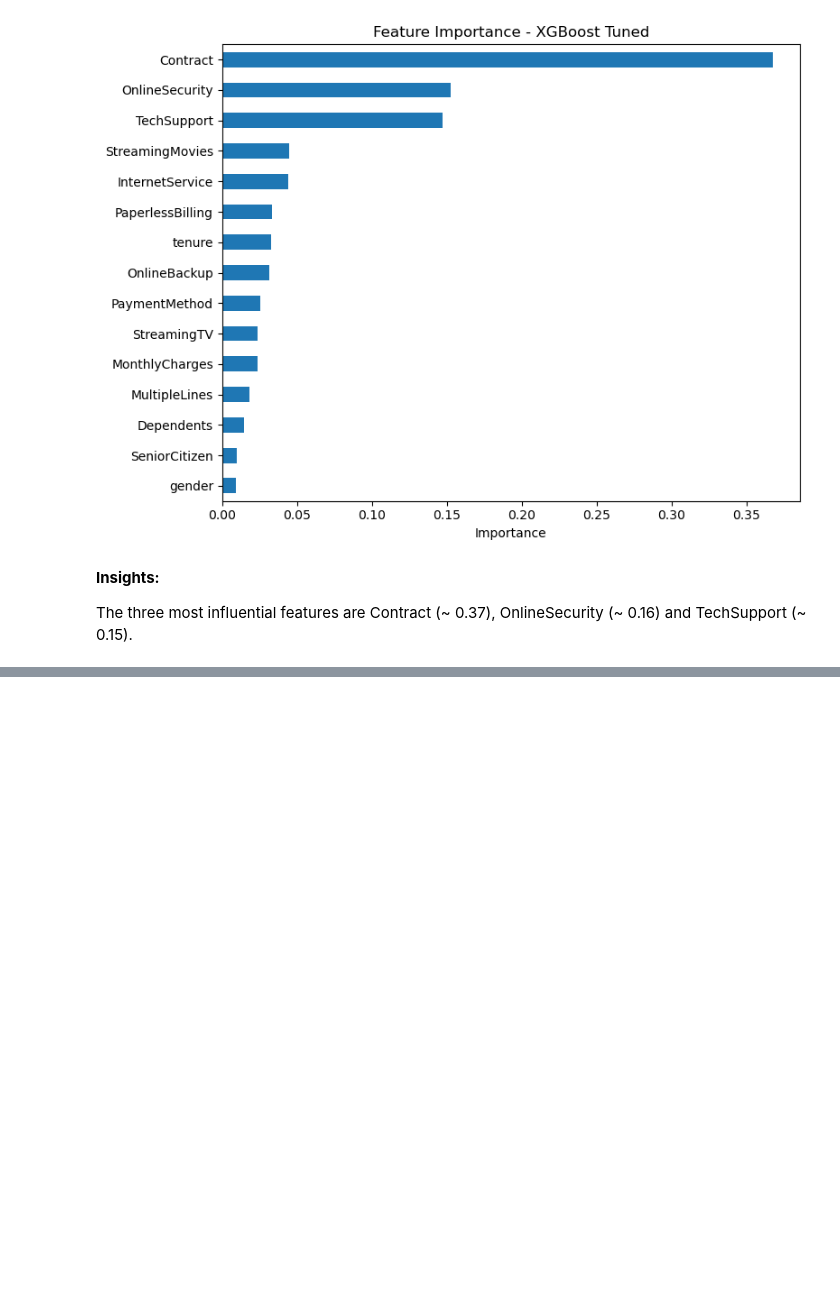
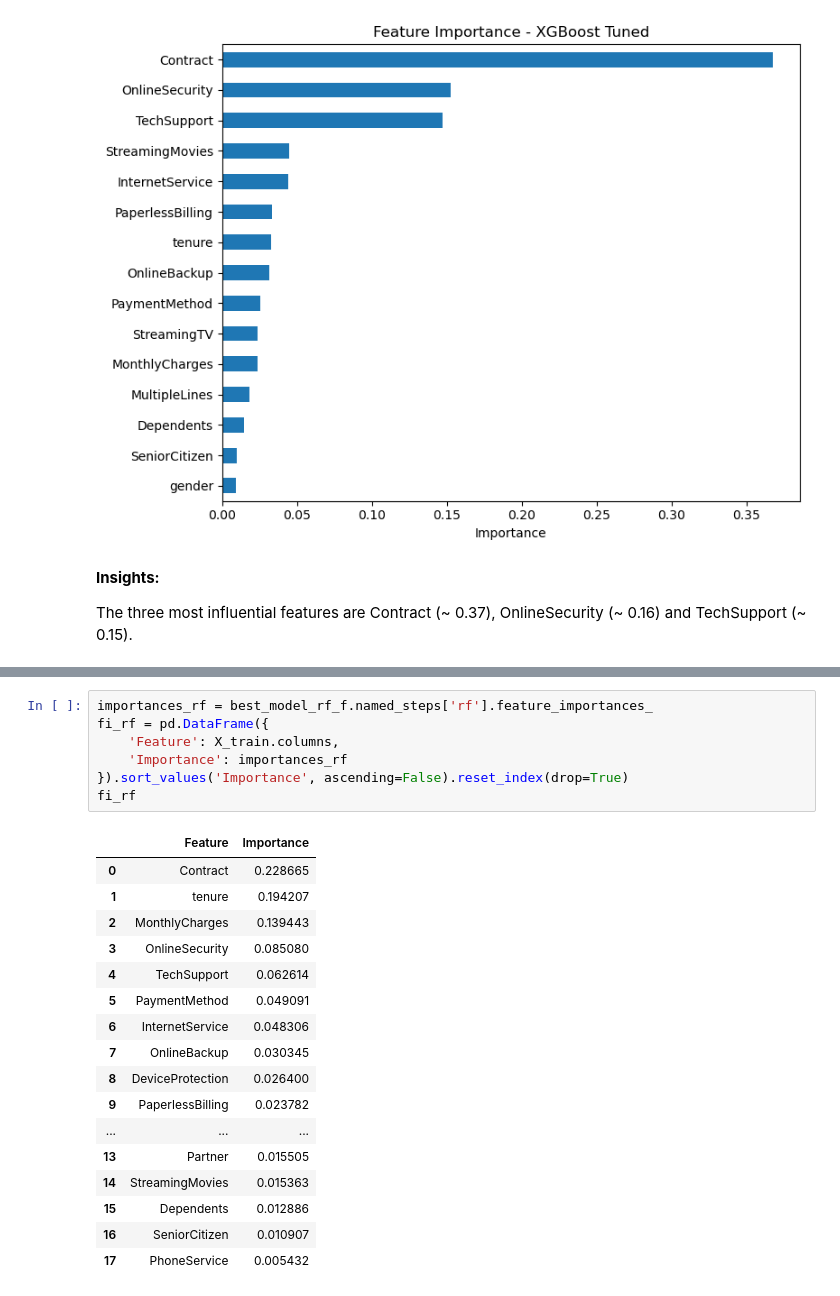
Before and after one commit to Oliwer1992/telco-customer-churn, a Jupyter notebook: 02_Classification_Models_Training.ipynb, the cells around one changed output, grey strips where cells are left out. Cells and saved outputs as stored; diff of their text form; blank space fills up the shorter version.

```diff
--- a/02_Classification_Models_Training.ipynb
+++ b/02_Classification_Models_Training.ipynb
@@ -429,0 +500,25 @@ The three most influential features are Contract (~ 0.37), OnlineSecurity (~ 0.1
+# %%
+importances_rf = best_model_rf_f.named_steps['rf'].feature_importances_
+fi_rf = pd.DataFrame({
+    'Feature': X_train.columns,
+    'Importance': importances_rf
+}).sort_values('Importance', ascending=False).reset_index(drop=True)
+fi_rf
+# %% [output]
+|  | Feature | Importance |
+| 0 | Contract | 0.228665 |
+| 1 | tenure | 0.194207 |
+| 2 | MonthlyCharges | 0.139443 |
+| 3 | OnlineSecurity | 0.085080 |
+| 4 | TechSupport | 0.062614 |
+| 5 | PaymentMethod | 0.049091 |
+| 6 | InternetService | 0.048306 |
+| 7 | OnlineBackup | 0.030345 |
+| 8 | DeviceProtection | 0.026400 |
+| 9 | PaperlessBilling | 0.023782 |
+| ... | ... | ... |
+| 13 | Partner | 0.015505 |
+| 14 | StreamingMovies | 0.015363 |
+| 15 | Dependents | 0.012886 |
+| 16 | SeniorCitizen | 0.010907 |
+| 17 | PhoneService | 0.005432 |
```
Also changed, not shown: parts of 13 cells of this notebook.
